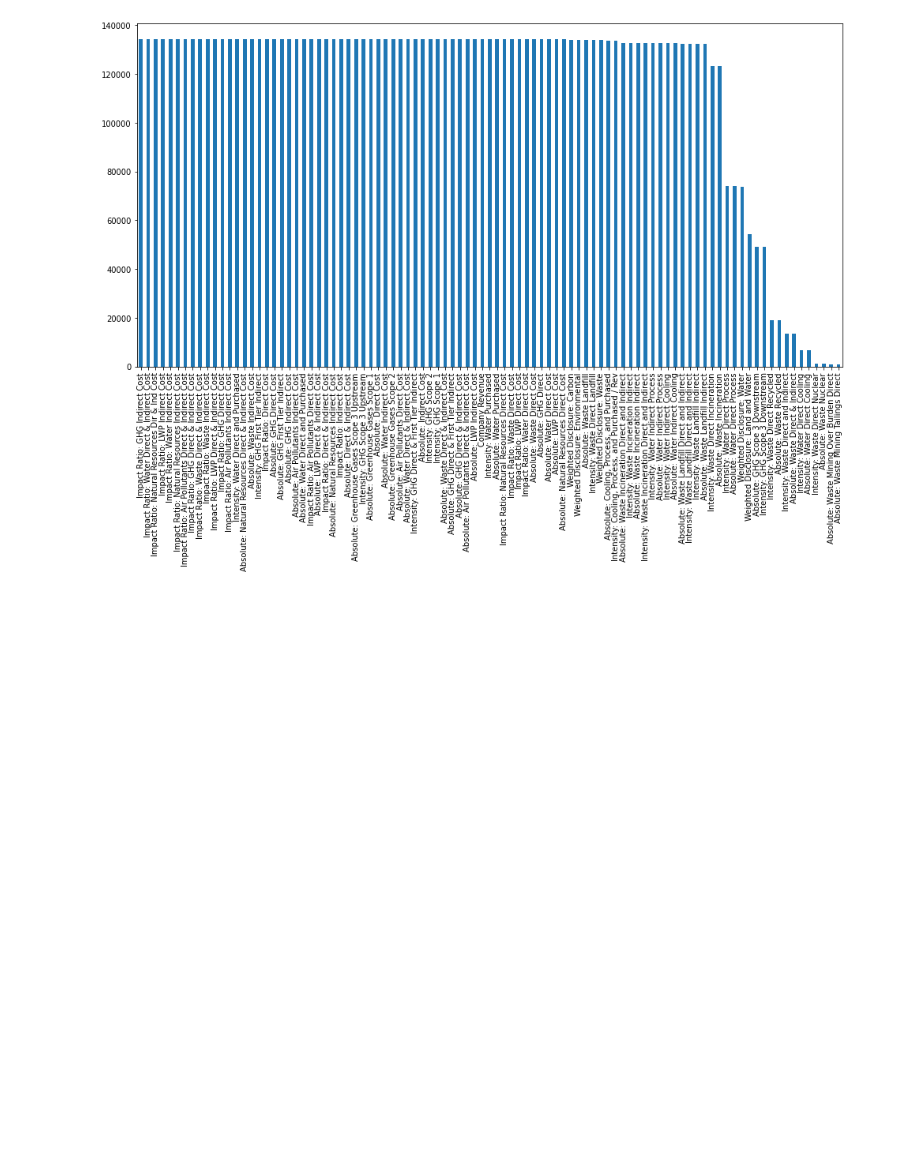
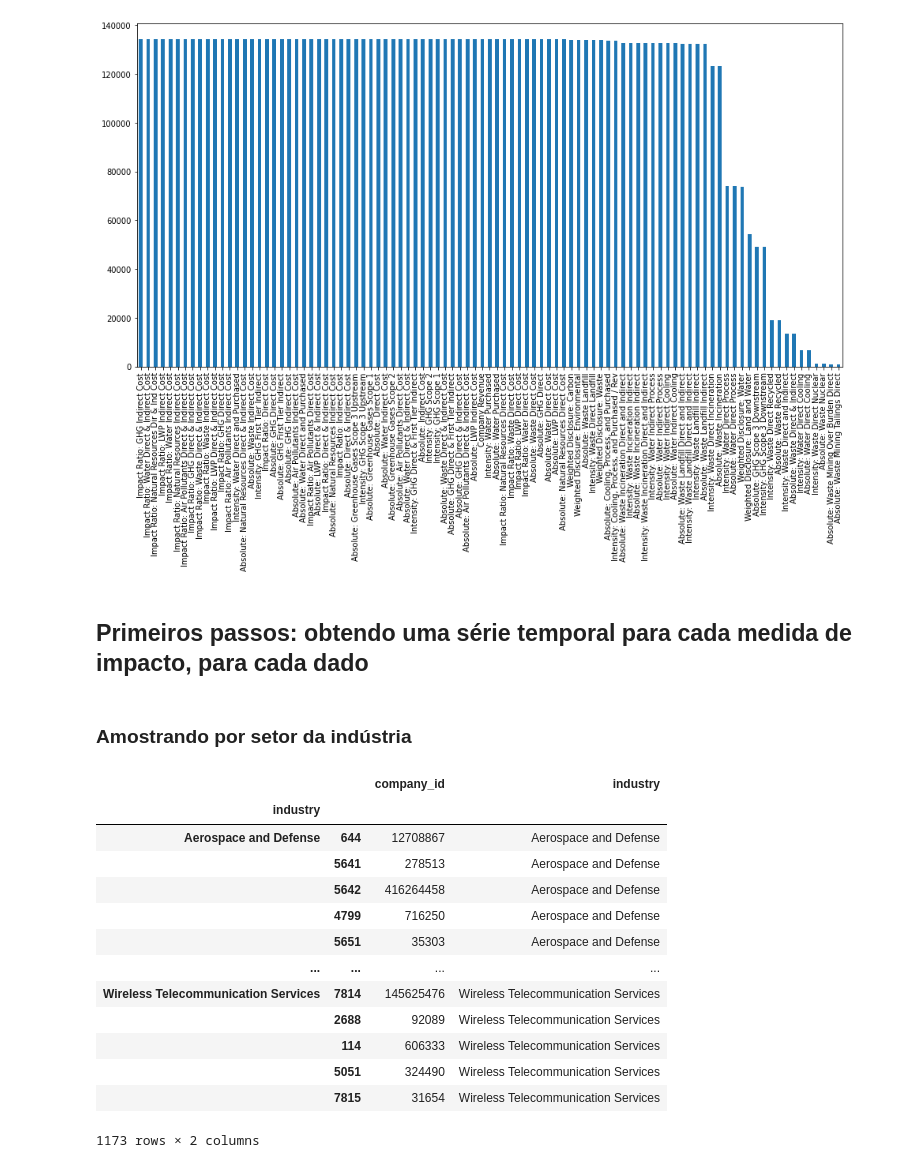
Before and after one commit to ESGeasy/Analysis, a Jupyter notebook: Analise.ipynb, the cells around one changed output. Cells and saved outputs as stored; diff of their text form; code cells hidden in the pictures; blank space fills up the shorter version.

```diff
--- a/Analise.ipynb
+++ b/Analise.ipynb
@@ -89,0 +105,3 @@ environmental_data[mask]
+# %%
+environmental_data["fiscal_year"] = pd.to_datetime(environmental_data["fiscal_year"],format="%Y")
+# environmental_data["fiscal_year"] = np.int64(environmental_data["fiscal_year"])
@@ -89,0 +121,15 @@ environmental_data[mask]
+# %%
+def fillSeries(df):
+    idx = pd.period_range(start=df.index.min(),end=df.index.max(),freq="A")
+    df = df.reindex(idx, fill_value=np.nan)
+    return df.interpolate()
+
+def makeSeries(df):
+    df = df.sort_values(by="fiscal_year")
+    s = df.set_index("fiscal_year")["data_item_value"]
+    s = s.to_period('A')
+    s = fillSeries(s)
+    return s
+# %%
+s = makeSeries(environmental_data[mask])
+s
@@ -93,3 +156,28 @@ environmental_data["data_item_name"].value_counts().plot(kind='bar')
 # %% [output]
 <AxesSubplot:>
 [figure]
+# %% [markdown]
+## Primeiros passos: obtendo uma série temporal para cada medida de impacto, para cada dado
+# %% [markdown]
+### Amostrando por setor da indústria
+# %%
+sectors = companies["industry"].unique()
+min_sector_freq = companies["industry"].value_counts().min()
+# %%
+sample = companies.groupby('industry').apply(lambda s: s.sample(min_sector_freq))[["company_id","industry"]]
+sample
+# %% [output]
+|  |  | company_id | industry |
+| industry |  |  |  |
+| Aerospace and Defense | 644 | 12708867 | Aerospace and Defense |
+|  | 5641 | 278513 | Aerospace and Defense |
+|  | 5642 | 416264458 | Aerospace and Defense |
+|  | 4799 | 716250 | Aerospace and Defense |
+|  | 5651 | 35303 | Aerospace and Defense |
+| ... | ... | ... | ... |
+| Wireless Telecommunication Services | 7814 | 145625476 | Wireless Telecommunication Services |
+|  | 2688 | 92089 | Wireless Telecommunication Services |
+|  | 114 | 606333 | Wireless Telecommunication Services |
+|  | 5051 | 324490 | Wireless Telecommunication Services |
+|  | 7815 | 31654 | Wireless Telecommunication Services |
+1173 rows × 2 columns
```
Also changed, not shown: parts of 8 cells of this notebook, 1 other file.
